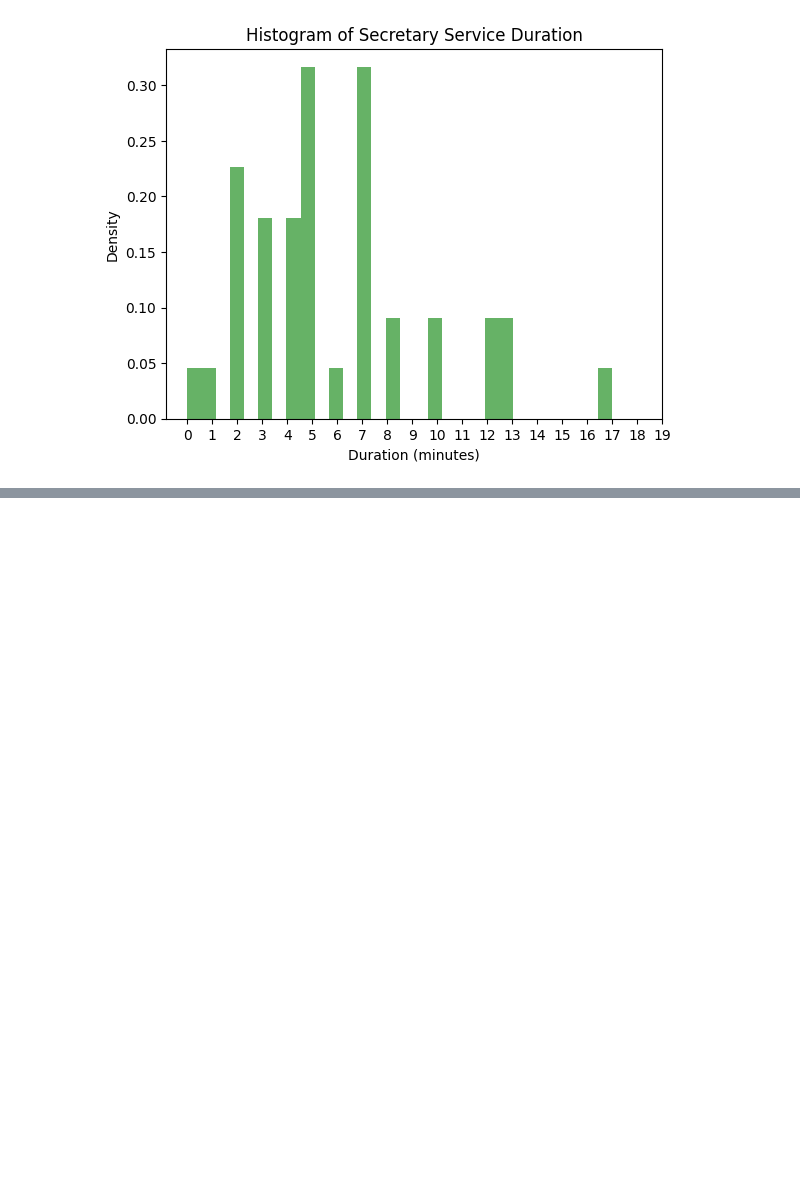
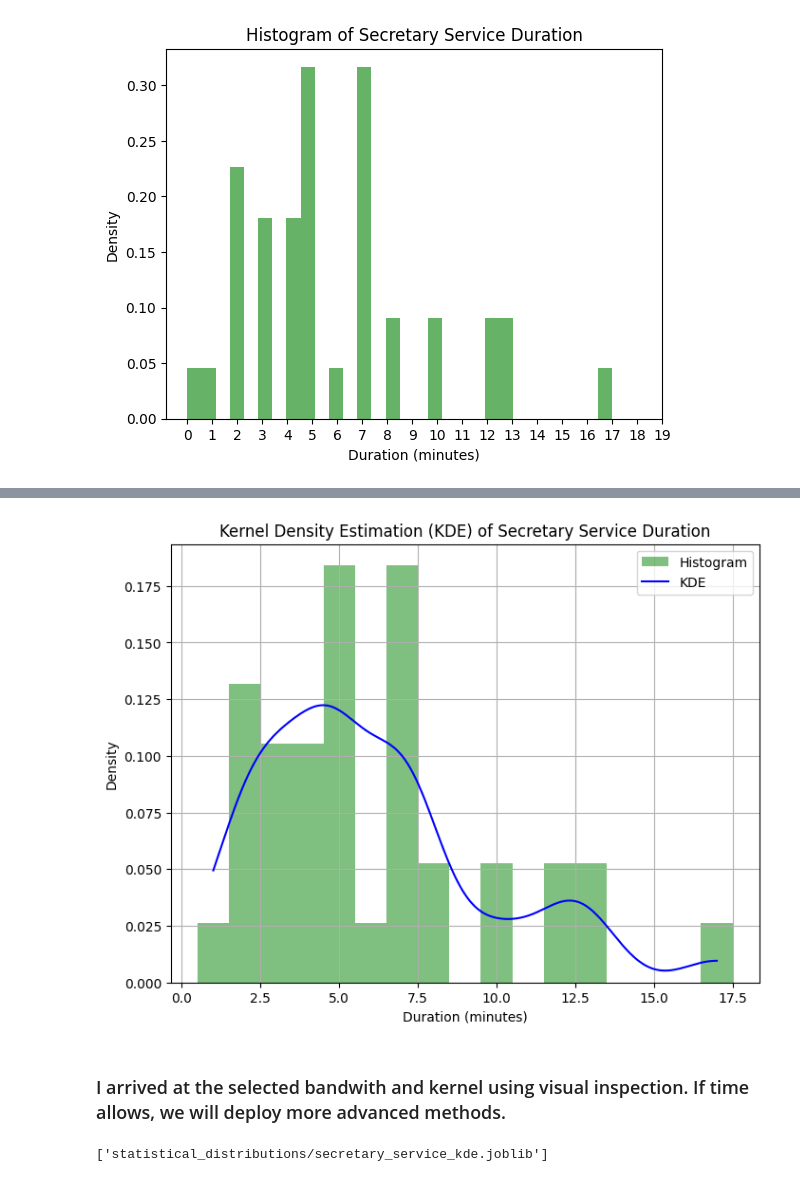
Before and after one commit to JWolloch/Ramabam-Hematology-Deptartment, a Jupyter notebook: data/analysis.ipynb, the cells around one changed output, grey strips where cells are left out. Cells and saved outputs as stored; diff of their text form; code cells hidden in the pictures; blank space fills up the shorter version.

```diff
--- a/data/analysis.ipynb
+++ b/data/analysis.ipynb
@@ -241,0 +238,4 @@ plt.show()
+# %%
+sample_2 = sample.reshape(-1, 1)
+kde = KernelDensity(kernel='gaussian', bandwidth=1.1).fit(sample_2)
+kde.score_samples(sample_2)
@@ -241,0 +251,27 @@ plt.show()
+# %%
+x_plot = np.linspace(sample.min(), sample.max(), 1000).reshape(-1, 1)
+log_density_plot = kde.score_samples(x_plot)
+density_plot = np.exp(log_density_plot)
+
+plt.figure(figsize=(8, 6))
+plt.hist(sample.flatten(), bins=np.arange(sample.min(), sample.max()+2)-0.5,
+         density=True, alpha=0.5, color='green', label='Histogram')
+plt.plot(x_plot, density_plot, color='blue', label='KDE')
+plt.xlabel("Duration (minutes)")
+plt.ylabel("Density")
+plt.title("Kernel Density Estimation (KDE) of Secretary Service Duration")
+plt.legend()
+plt.grid(True)
+plt.show()
+# %% [output]
+[figure, added]
+# %% [markdown]
+### I arrived at the selected bandwith and kernel using visual inspection. If time allows, we will deploy more advanced methods.
+# %%
+import os
+
+os.makedirs("statistical_distributions", exist_ok=True)
+
+joblib.dump(kde, "statistical_distributions/secretary_service_kde.joblib")
+# %% [output]
+['statistical_distributions/secretary_service_kde.joblib']
```
Also changed, not shown: parts of 19 cells of this notebook, 1 other file.
